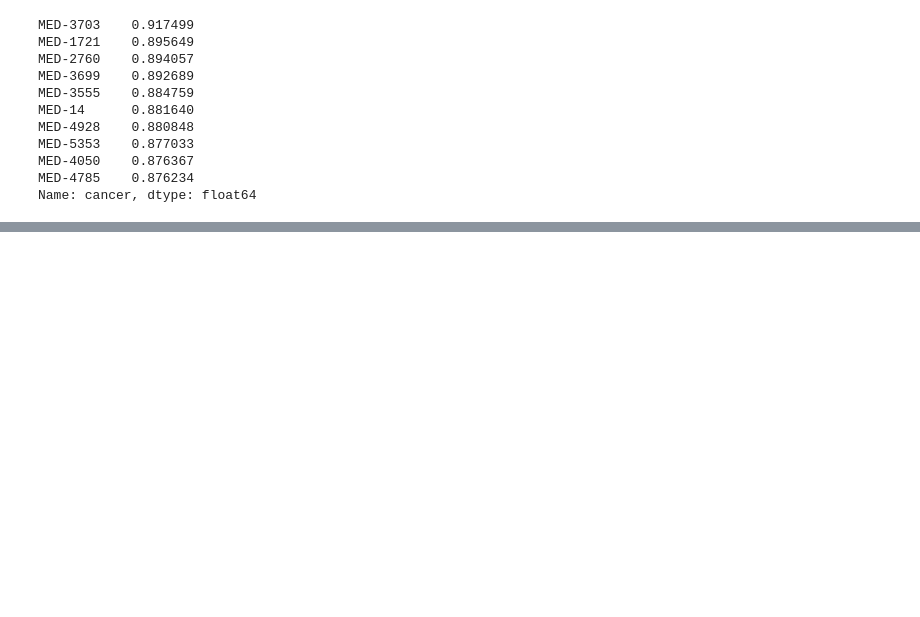
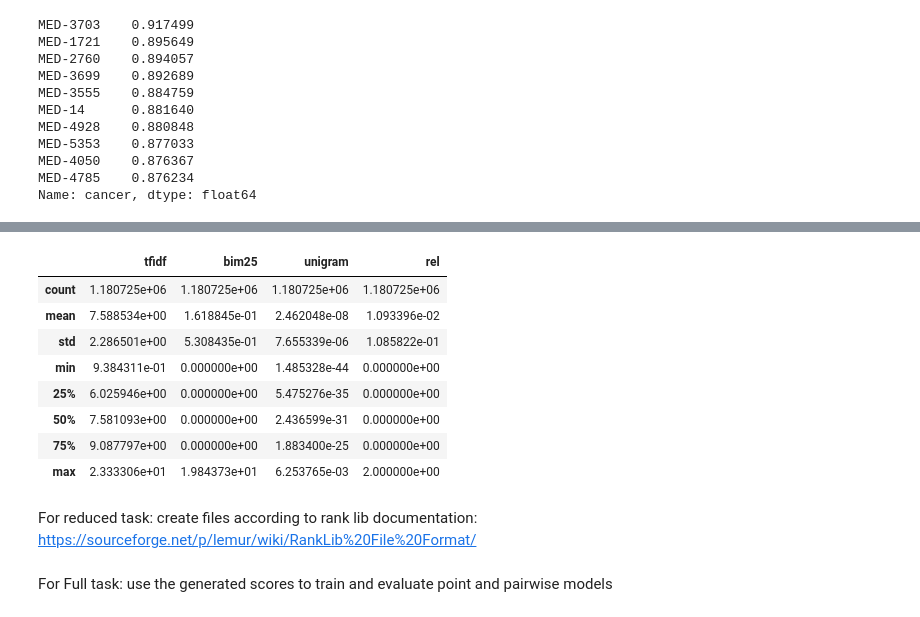
Before and after one commit to philippnaeser/irteamproject, a Jupyter notebook: putting_it_all_together.ipynb, the cells around one changed output, grey strips where cells are left out. Drawn from its saved outputs; the diff is of its cells as text; code cells hidden in the pictures; blank space fills up the shorter version.

```diff
--- a/putting_it_all_together.ipynb
+++ b/putting_it_all_together.ipynb
@@ -328,0 +442,15 @@ Obviously, there is very little overlap in the top 10 retrieved documents. Only
+# %%
+#Here you can see that rel is not always 0
+test_scores.describe()
+# %% [output]
+|  | tfidf | bim25 | unigram | rel |
+| count | 1.180725e+06 | 1.180725e+06 | 1.180725e+06 | 1.180725e+06 |
+| mean | 7.588534e+00 | 1.618845e-01 | 2.462048e-08 | 1.093396e-02 |
+| std | 2.286501e+00 | 5.308435e-01 | 7.655339e-06 | 1.085822e-01 |
+| min | 9.384311e-01 | 0.000000e+00 | 1.485328e-44 | 0.000000e+00 |
+| 25% | 6.025946e+00 | 0.000000e+00 | 5.475276e-35 | 0.000000e+00 |
+| 50% | 7.581093e+00 | 0.000000e+00 | 2.436599e-31 | 0.000000e+00 |
+| 75% | 9.087797e+00 | 0.000000e+00 | 1.883400e-25 | 0.000000e+00 |
+| max | 2.333306e+01 | 1.984373e+01 | 6.253765e-03 | 2.000000e+00 |
+# %% [markdown]
+For reduced task: create files according to rank lib documentation: https://sourceforge.net/p/lemur/wiki/RankLib%20File%20Format/
@@ -328,0 +476,2 @@ Obviously, there is very little overlap in the top 10 retrieved documents. Only
+# %% [markdown]
+For Full task: use the generated scores to train and evaluate point and pairwise models
```
Also changed, not shown: parts of 14 cells of this notebook, 5 other files.
